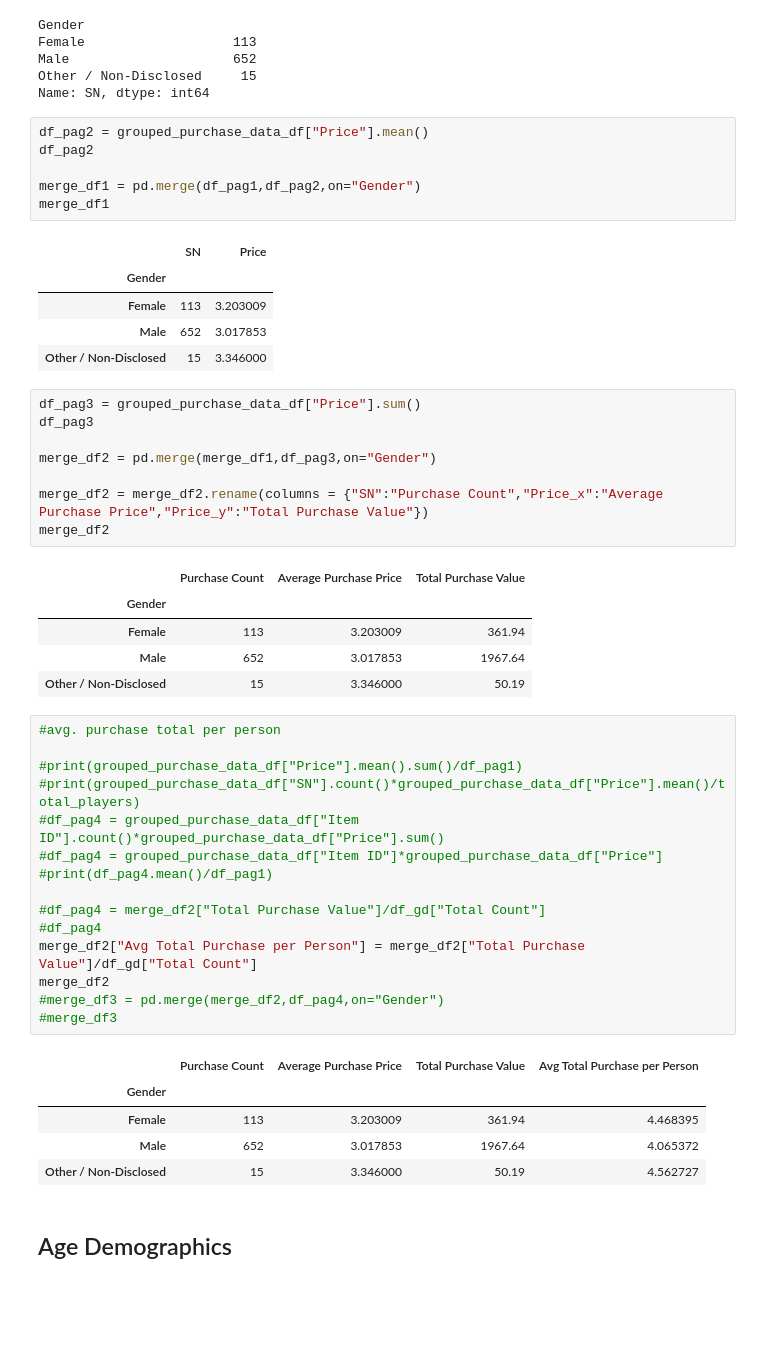
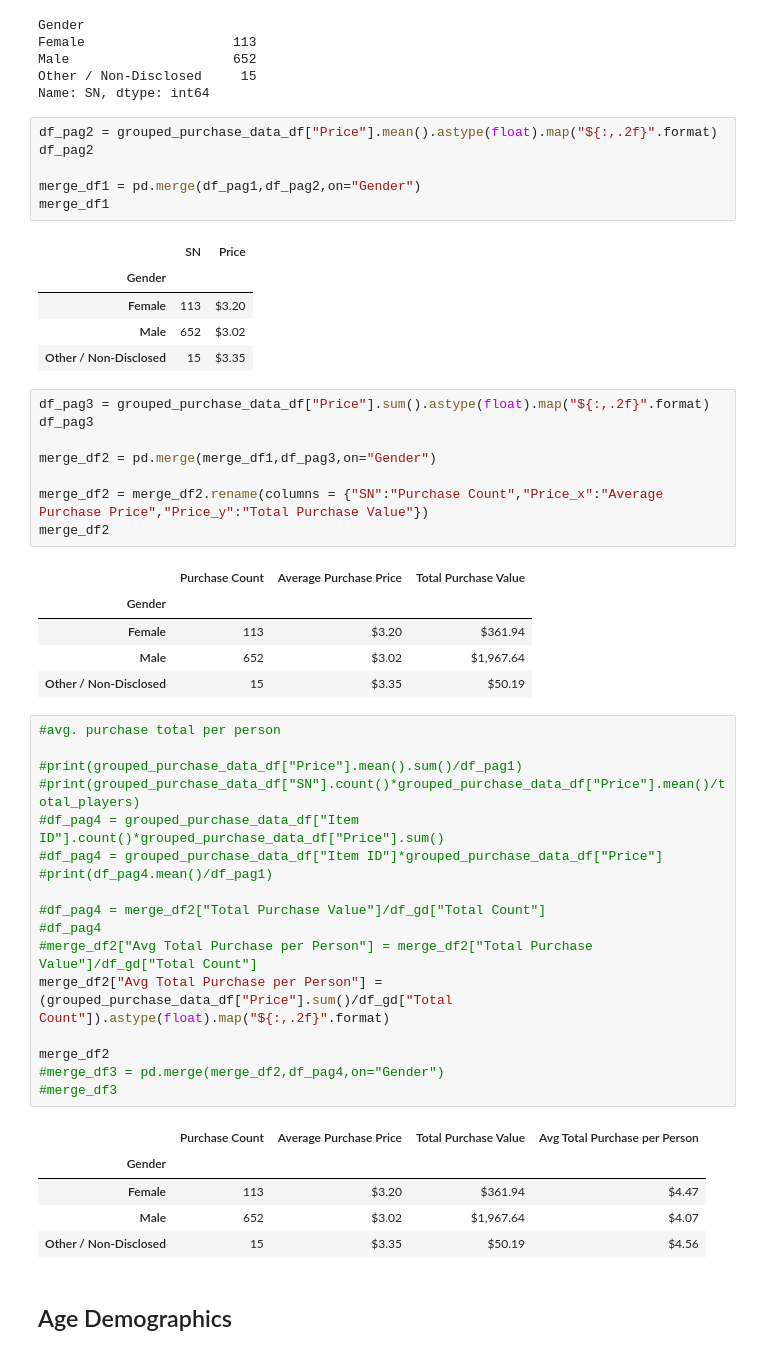
Before and after one commit to fcastrow/Homework_Week4_Pandas, a Jupyter notebook: HeroesOfPymoli_FFC.ipynb, the cells around one changed output. Saved outputs shown, nothing was run; the diff lists cells and outputs as text; blank space fills up the shorter version.

```diff
--- a/HeroesOfPymoli_FFC.ipynb
+++ b/HeroesOfPymoli_FFC.ipynb
@@ -131,7 +131,7 @@ Male                     652
 Other / Non-Disclosed     15
 Name: SN, dtype: int64
 # %%
-df_pag2 = grouped_purchase_data_df["Price"].mean()
+df_pag2 = grouped_purchase_data_df["Price"].mean().astype(float).map("${:,.2f}".format)
 df_pag2
 
 merge_df1 = pd.merge(df_pag1,df_pag2,on="Gender")
@@ -139,11 +139,11 @@ merge_df1
 # %% [output]
 |  | SN | Price |
 | Gender |  |  |
-| Female | 113 | 3.203009 |
-| Male | 652 | 3.017853 |
-| Other / Non-Disclosed | 15 | 3.346000 |
+| Female | 113 | $3.20 |
+| Male | 652 | $3.02 |
+| Other / Non-Disclosed | 15 | $3.35 |
 # %%
-df_pag3 = grouped_purchase_data_df["Price"].sum()
+df_pag3 = grouped_purchase_data_df["Price"].sum().astype(float).map("${:,.2f}".format)
 df_pag3
 
 merge_df2 = pd.merge(merge_df1,df_pag3,on="Gender")
@@ -153,30 +153,32 @@ merge_df2
 # %% [output]
 |  | Purchase Count | Average Purchase Price | Total Purchase Value |
 | Gender |  |  |  |
-| Female | 113 | 3.203009 | 361.94 |
-| Male | 652 | 3.017853 | 1967.64 |
-| Other / Non-Disclosed | 15 | 3.346000 | 50.19 |
+| Female | 113 | $3.20 | $361.94 |
+| Male | 652 | $3.02 | $1,967.64 |
+| Other / Non-Disclosed | 15 | $3.35 | $50.19 |
 # %%
 #avg. purchase total per person
 
 #print(grouped_purchase_data_df["Price"].mean().sum()/df_pag1)
 #print(grouped_purchase_data_df["SN"].count()*grouped_purchase_data_df["Price"].mean()/total_players)
 #df_pag4 = grouped_purchase_data_df["Item ID"].count()*grouped_purchase_data_df["Price"].sum()
 #df_pag4 = grouped_purchase_data_df["Item ID"]*grouped_purchase_data_df["Price"]
 #print(df_pag4.mean()/df_pag1)
 
 #df_pag4 = merge_df2["Total Purchase Value"]/df_gd["Total Count"]
 #df_pag4
-merge_df2["Avg Total Purchase per Person"] = merge_df2["Total Purchase Value"]/df_gd["Total Count"]
+#merge_df2["Avg Total Purchase per Person"] = merge_df2["Total Purchase Value"]/df_gd["Total Count"]
+merge_df2["Avg Total Purchase per Person"] = (grouped_purchase_data_df["Price"].sum()/df_gd["Total Count"]).astype(float).map("${:,.2f}".format)
+
 merge_df2
 #merge_df3 = pd.merge(merge_df2,df_pag4,on="Gender")
 #merge_df3
 # %% [output]
 |  | Purchase Count | Average Purchase Price | Total Purchase Value | Avg Total Purchase per Person |
 | Gender |  |  |  |  |
-| Female | 113 | 3.203009 | 361.94 | 4.468395 |
-| Male | 652 | 3.017853 | 1967.64 | 4.065372 |
-| Other / Non-Disclosed | 15 | 3.346000 | 50.19 | 4.562727 |
+| Female | 113 | $3.20 | $361.94 | $4.47 |
+| Male | 652 | $3.02 | $1,967.64 | $4.07 |
+| Other / Non-Disclosed | 15 | $3.35 | $50.19 | $4.56 |
 # %% [markdown]
 ## Age Demographics
 # %% [markdown]
```
Also changed, not shown: parts of 7 cells of this notebook, 1 other file.
